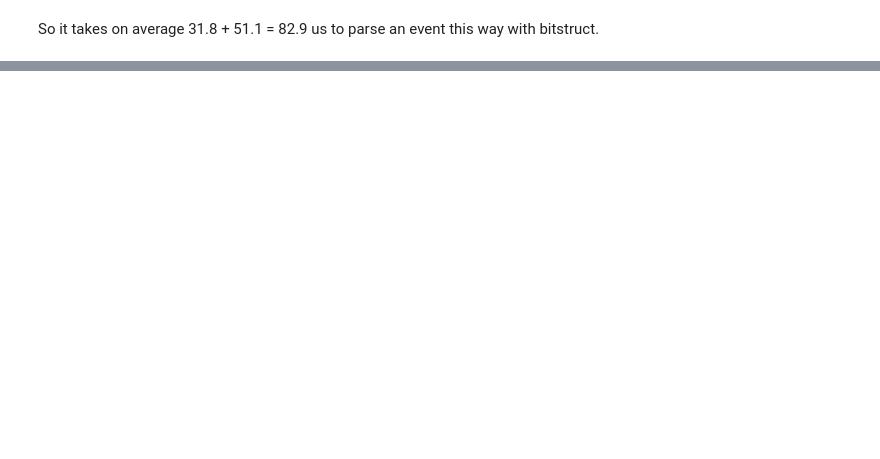
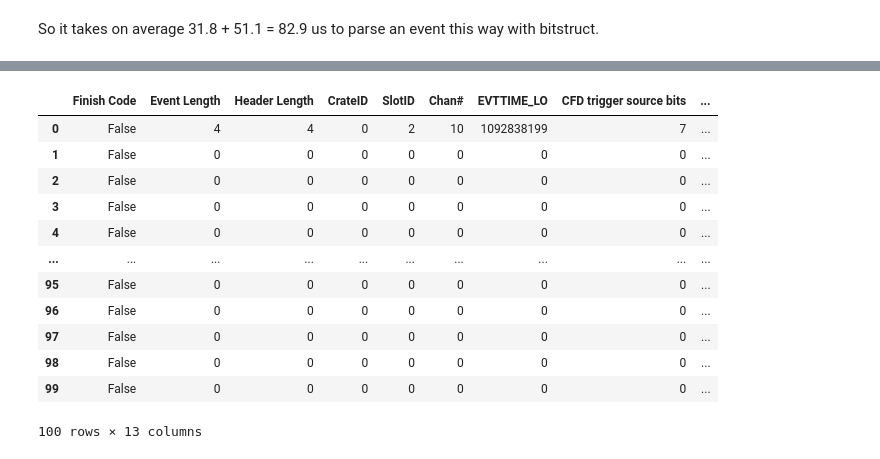
Before and after one commit to FSIBT/pypixie16, a Jupyter notebook: scratch/test_speed_of_reading_in_bits.ipynb, the cells around one changed output, grey strips where cells are left out. Saved outputs shown, nothing was run; the diff lists cells and outputs as text; code cells hidden in the pictures; blank space fills up the shorter version.

```diff
--- a/scratch/test_speed_of_reading_in_bits.ipynb
+++ b/scratch/test_speed_of_reading_in_bits.ipynb
@@ -228,0 +623,22 @@ ValueError: Type names and field names must be valid identifiers: 'Finish Code'
+# %%
+empty = pd.DataFrame({
+    field_name: pd.Series(index=range(100), dtype=dtype) for field_name, dtype in zip(correct_bit_fields.columns, correct_bit_fields.dtypes)
+})
+# %%
+empty.iloc[0] = parse_single_binary_event(bin_data)
+# %%
+empty
+# %% [output]
+|  | Finish Code | Event Length | Header Length | CrateID | SlotID | Chan# | EVTTIME_LO | CFD trigger source bits | ... |
+| 0 | False | 4 | 4 | 0 | 2 | 10 | 1092838199 | 7 | ... |
+| 1 | False | 0 | 0 | 0 | 0 | 0 | 0 | 0 | ... |
+| 2 | False | 0 | 0 | 0 | 0 | 0 | 0 | 0 | ... |
+| 3 | False | 0 | 0 | 0 | 0 | 0 | 0 | 0 | ... |
+| 4 | False | 0 | 0 | 0 | 0 | 0 | 0 | 0 | ... |
+| ... | ... | ... | ... | ... | ... | ... | ... | ... | ... |
+| 95 | False | 0 | 0 | 0 | 0 | 0 | 0 | 0 | ... |
+| 96 | False | 0 | 0 | 0 | 0 | 0 | 0 | 0 | ... |
+| 97 | False | 0 | 0 | 0 | 0 | 0 | 0 | 0 | ... |
+| 98 | False | 0 | 0 | 0 | 0 | 0 | 0 | 0 | ... |
+| 99 | False | 0 | 0 | 0 | 0 | 0 | 0 | 0 | ... |
+100 rows × 13 columns
```
Also changed, not shown: parts of 47 cells of this notebook, 1 other file.
